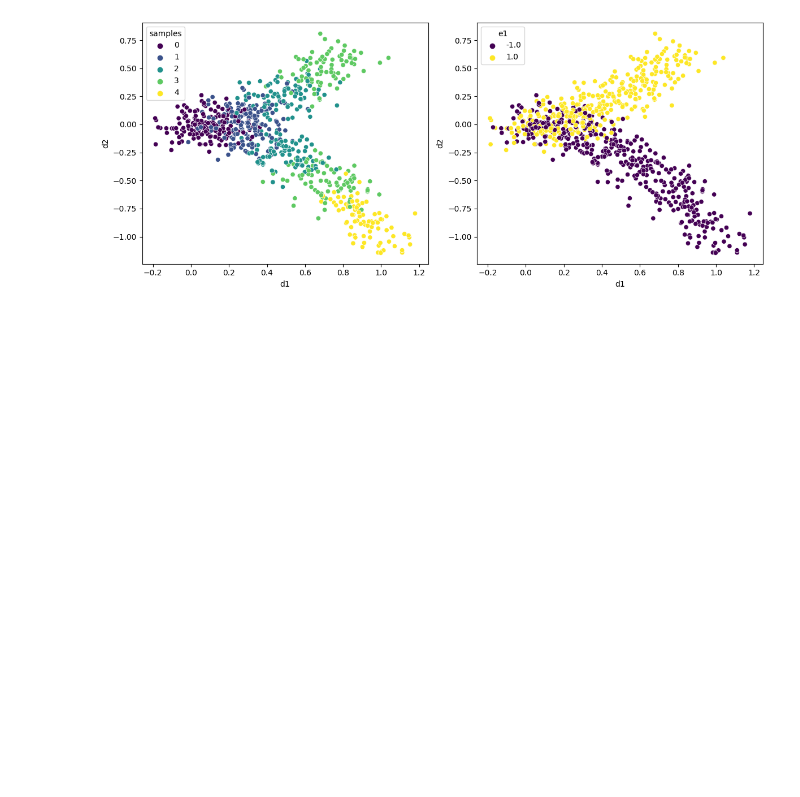
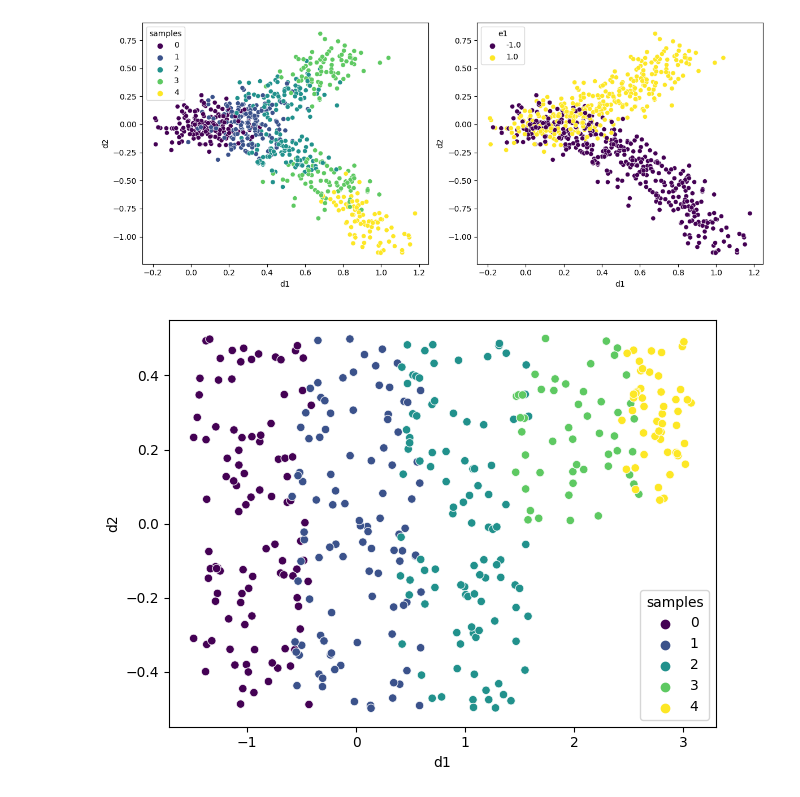
Before and after one commit to KrishnaswamyLab/MIOFlow, a Jupyter notebook: nbs/07_datasets.ipynb, the cells around one changed output. Saved outputs shown, nothing was run; the diff lists cells and outputs as text; code cells hidden in the pictures; blank space fills up the shorter version.

```diff
--- a/nbs/07_datasets.ipynb
+++ b/nbs/07_datasets.ipynb
@@ -544,0 +666,11 @@ plt.show()
+# %%
+df = make_dying_example_unif()
+# %%
+import matplotlib.pyplot as plt
+import seaborn as sns
+fig, ax = plt.subplots()
+sns.scatterplot(data=df, x='d1', y='d2', hue='samples', palette='viridis', ax=ax)
+plt.tight_layout()
+plt.show()
+# %% [output]
+[figure, added]
```
Also changed, not shown: parts of 1 cell of this notebook, 17 other files.
